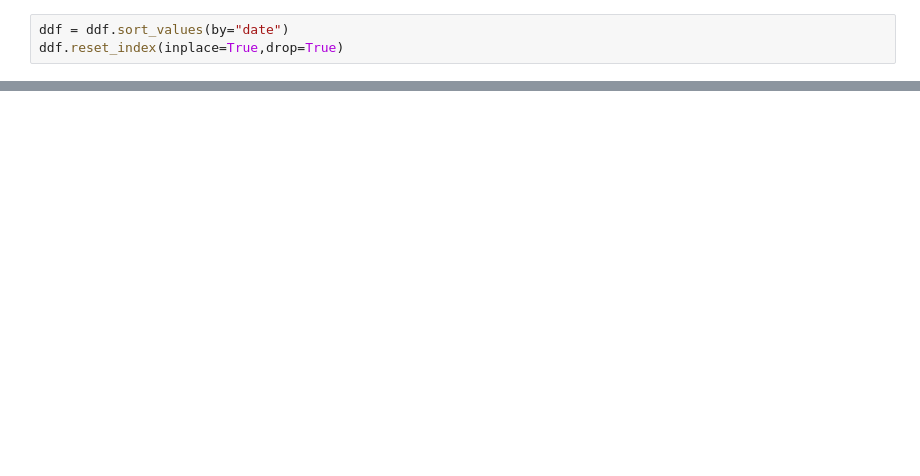
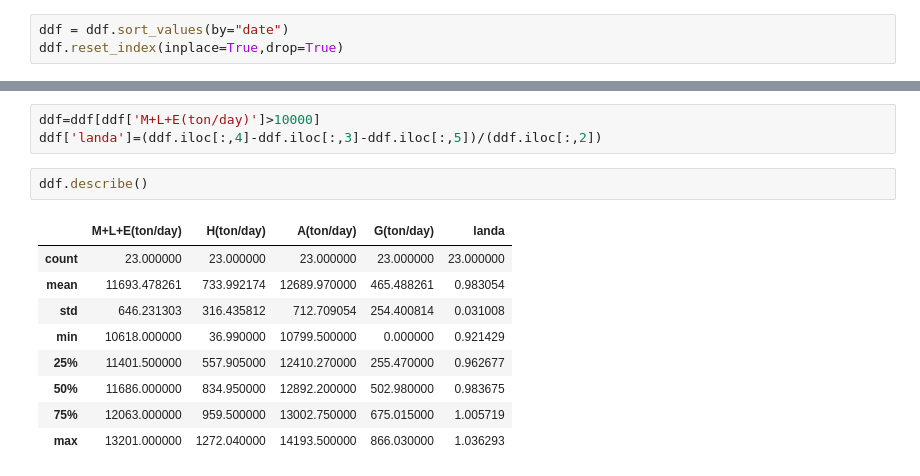
Before and after one commit to heidaralavi/Fetch-daily-product, a Jupyter notebook: Data Gathering.ipynb, the cells around one changed output, grey strips where cells are left out. Cells and saved outputs as stored; diff of their text form; blank space fills up the shorter version.

```diff
--- a/Data Gathering.ipynb
+++ b/Data Gathering.ipynb
@@ -105,0 +116,15 @@ ddf[ddf.values == '1400/07/26']
+# %%
+ddf=ddf[ddf['M+L+E(ton/day)']>10000]
+ddf['landa']=(ddf.iloc[:,4]-ddf.iloc[:,3]-ddf.iloc[:,5])/(ddf.iloc[:,2])
+# %%
+ddf.describe()
+# %% [output]
+|  | M+L+E(ton/day) | H(ton/day) | A(ton/day) | G(ton/day) | landa |
+| count | 23.000000 | 23.000000 | 23.000000 | 23.000000 | 23.000000 |
+| mean | 11693.478261 | 733.992174 | 12689.970000 | 465.488261 | 0.983054 |
+| std | 646.231303 | 316.435812 | 712.709054 | 254.400814 | 0.031008 |
+| min | 10618.000000 | 36.990000 | 10799.500000 | 0.000000 | 0.921429 |
+| 25% | 11401.500000 | 557.905000 | 12410.270000 | 255.470000 | 0.962677 |
+| 50% | 11686.000000 | 834.950000 | 12892.200000 | 502.980000 | 0.983675 |
+| 75% | 12063.000000 | 959.500000 | 13002.750000 | 675.015000 | 1.005719 |
+| max | 13201.000000 | 1272.040000 | 14193.500000 | 866.030000 | 1.036293 |
```
Also changed, not shown: parts of 8 cells of this notebook.
